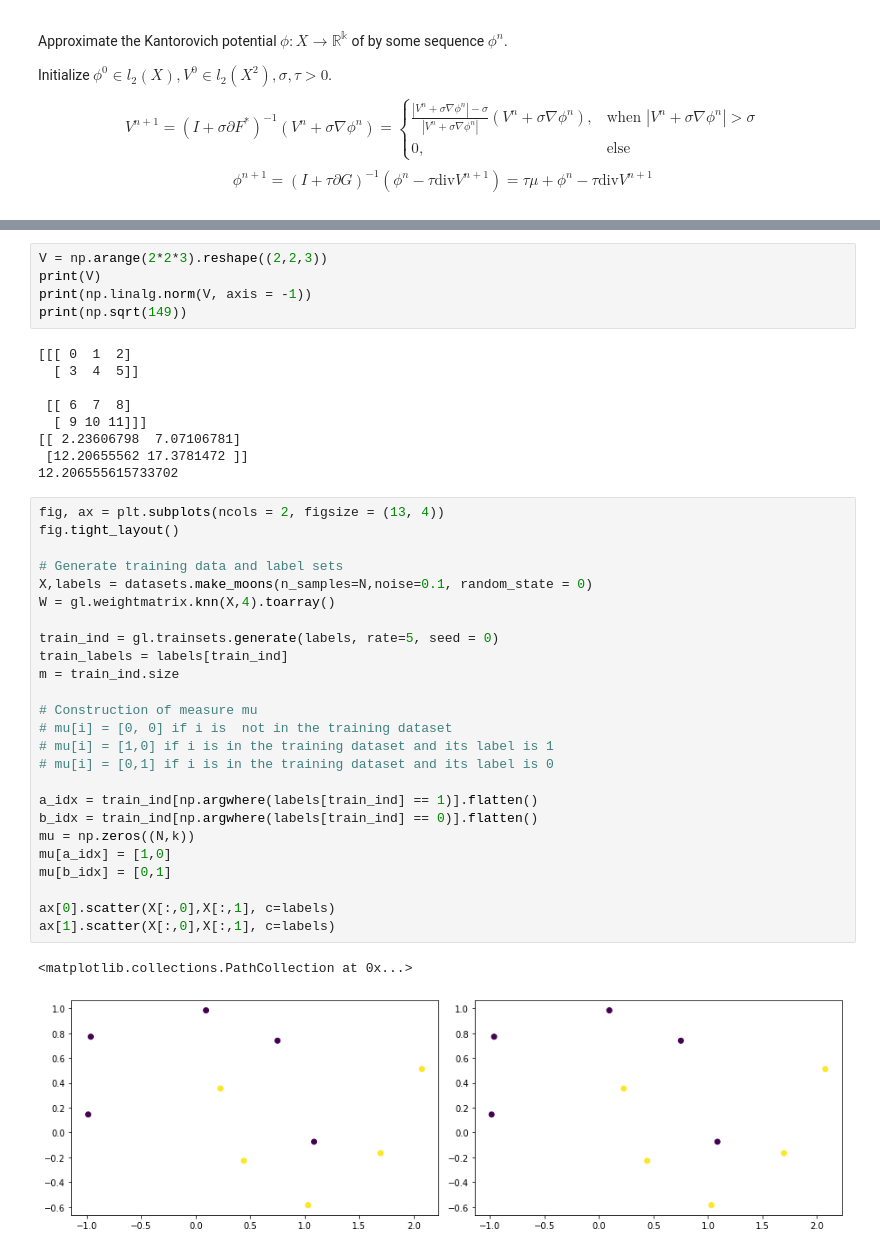
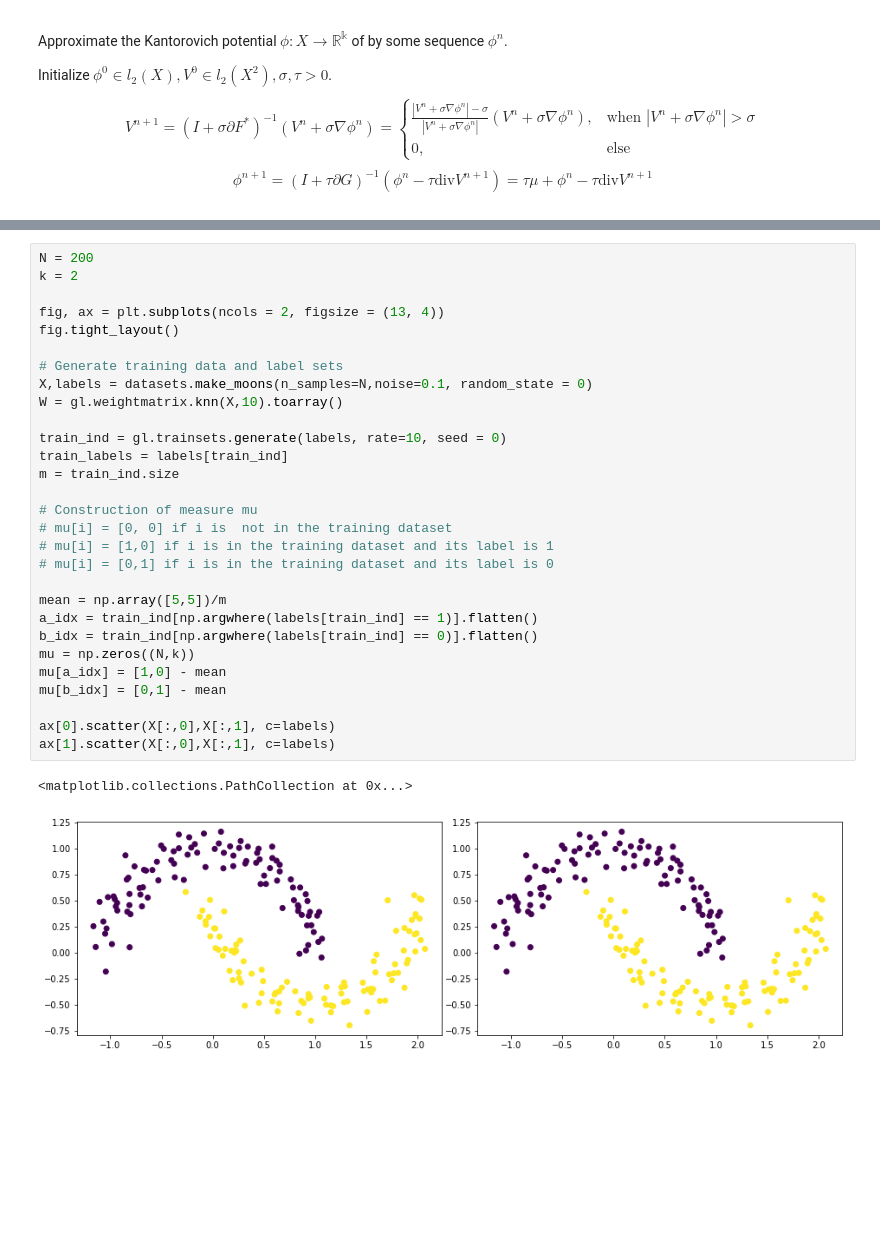
Before and after one commit to gstamatiou/optimal-classification, a Jupyter notebook: Wasserstein-1 distance.ipynb, the cells around one changed output, grey strips where cells are left out. Drawn from its saved outputs; the diff is of its cells as text; blank space fills up the shorter version.

```diff
--- a/Wasserstein-1 distance.ipynb
+++ b/Wasserstein-1 distance.ipynb
@@ -229,42 +291,32 @@ def toy_gradient_descent():
-# %%
-V = np.arange(2*2*3).reshape((2,2,3))
-print(V)
-print(np.linalg.norm(V, axis = -1))
-print(np.sqrt(149))
-# %% [output]
-[[[ 0  1  2]
-  [ 3  4  5]]
-
- [[ 6  7  8]
-  [ 9 10 11]]]
-[[ 2.23606798  7.07106781]
- [12.20655562 17.3781472 ]]
-12.206555615733702
 # %%
+N = 200
+k = 2
+
 fig, ax = plt.subplots(ncols = 2, figsize = (13, 4))
 fig.tight_layout()
 
 # Generate training data and label sets
 X,labels = datasets.make_moons(n_samples=N,noise=0.1, random_state = 0)
-W = gl.weightmatrix.knn(X,4).toarray()
+W = gl.weightmatrix.knn(X,10).toarray()
 
-train_ind = gl.trainsets.generate(labels, rate=5, seed = 0)
+train_ind = gl.trainsets.generate(labels, rate=10, seed = 0)
 train_labels = labels[train_ind]
 m = train_ind.size
 
 # Construction of measure mu
 # mu[i] = [0, 0] if i is  not in the training dataset
 # mu[i] = [1,0] if i is in the training dataset and its label is 1
 # mu[i] = [0,1] if i is in the training dataset and its label is 0
 
+mean = np.array([5,5])/m
 a_idx = train_ind[np.argwhere(labels[train_ind] == 1)].flatten()
 b_idx = train_ind[np.argwhere(labels[train_ind] == 0)].flatten()
 mu = np.zeros((N,k))
-mu[a_idx] = [1,0]
-mu[b_idx] = [0,1]
+mu[a_idx] = [1,0] - mean
+mu[b_idx] = [0,1] - mean
 
 ax[0].scatter(X[:,0],X[:,1], c=labels)
 ax[1].scatter(X[:,0],X[:,1], c=labels)
 # %% [output]
 <matplotlib.collections.PathCollection at 0x...>
-[figure, old version]
+[figure, new version]
```
Also changed, not shown: parts of 14 cells of this notebook.
